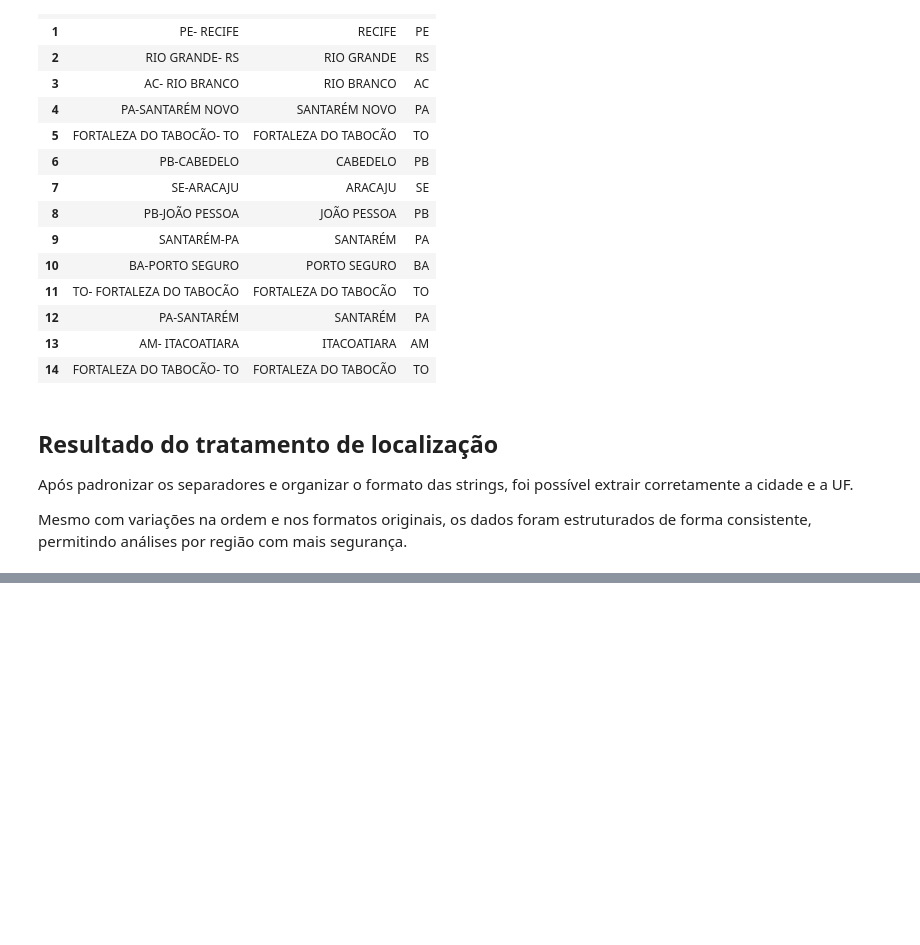
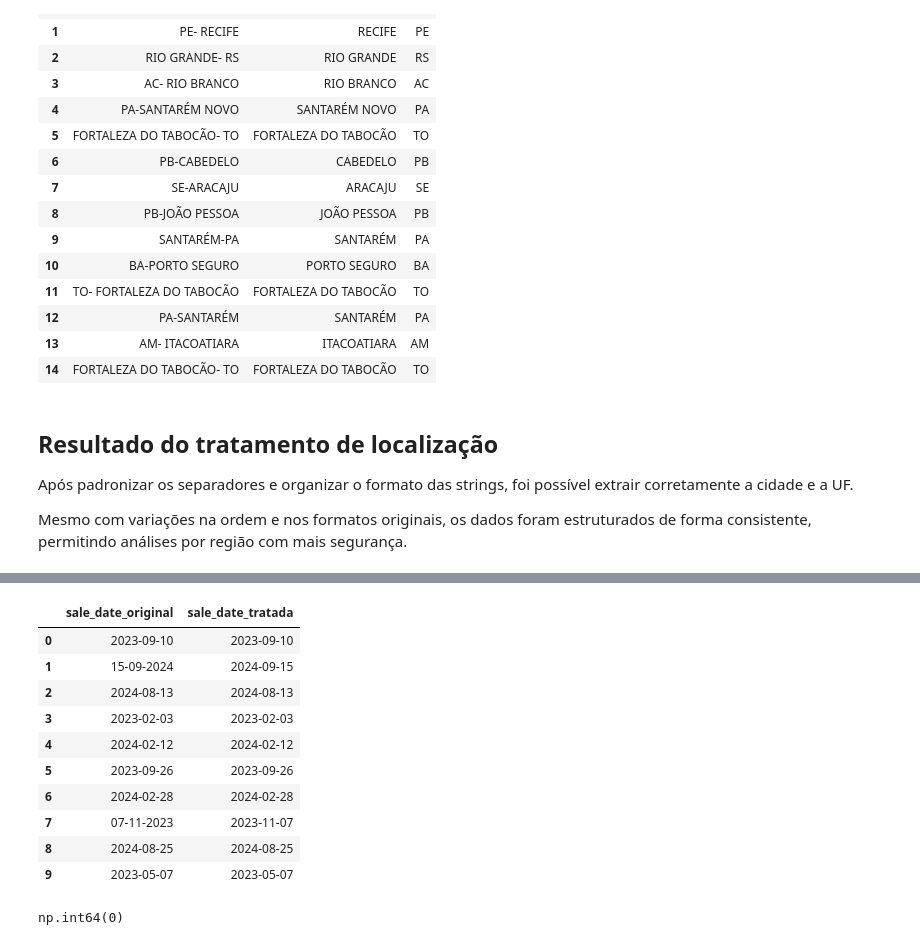
Before and after one commit to Andre-Tavora/lighthouse-desafio, a Jupyter notebook: notebooks/ada_limpeza.ipynb, the cells around one changed output, grey strips where cells are left out. Drawn from its saved outputs; the diff is of its cells as text; code cells hidden in the pictures; blank space fills up the shorter version.

Commit message:
fix: corrige conversao de datas na base de vendas

```diff
--- a/notebooks/ada_limpeza.ipynb
+++ b/notebooks/ada_limpeza.ipynb
@@ -441,0 +456,35 @@ df_clientes.head()
+# %%
+# primeira tentativa: formato ano-mes-dia
+df_vendas["sale_date_tratada"] = pd.to_datetime(
+    df_vendas["sale_date_original"],
+    format="%Y-%m-%d",
+    errors="coerce"
+)
+
+# segunda tentativa: formato dia-mes-ano para o que ainda ficou vazio
+mask = df_vendas["sale_date_tratada"].isna()
+
+df_vendas.loc[mask, "sale_date_tratada"] = pd.to_datetime(
+    df_vendas.loc[mask, "sale_date_original"],
+    format="%d-%m-%Y",
+    errors="coerce"
+)
+
+# conferência
+df_vendas[["sale_date_original", "sale_date_tratada"]].head(10)
+# %% [output]
+|  | sale_date_original | sale_date_tratada |
+| 0 | 2023-09-10 | 2023-09-10 |
+| 1 | 15-09-2024 | 2024-09-15 |
+| 2 | 2024-08-13 | 2024-08-13 |
+| 3 | 2023-02-03 | 2023-02-03 |
+| 4 | 2024-02-12 | 2024-02-12 |
+| 5 | 2023-09-26 | 2023-09-26 |
+| 6 | 2024-02-28 | 2024-02-28 |
+| 7 | 07-11-2023 | 2023-11-07 |
+| 8 | 2024-08-25 | 2024-08-25 |
+| 9 | 2023-05-07 | 2023-05-07 |
+# %%
+df_vendas["sale_date_tratada"].isna().sum()
+# %% [output]
+np.int64(0)
```
Also changed, not shown: parts of 2 cells of this notebook.
